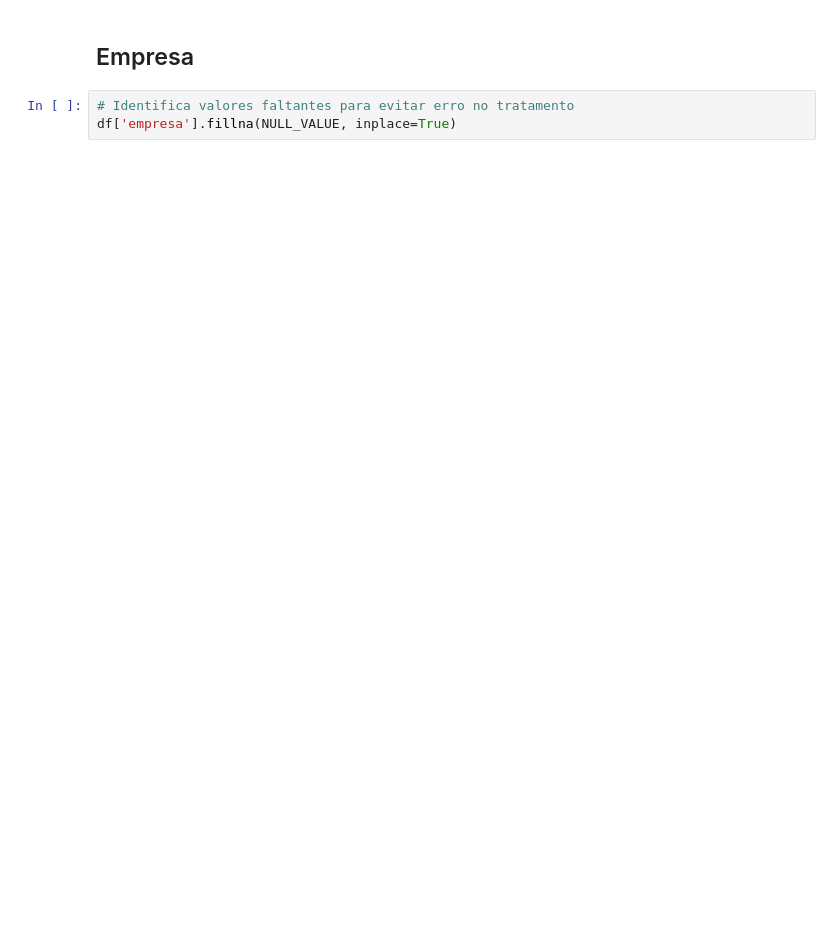
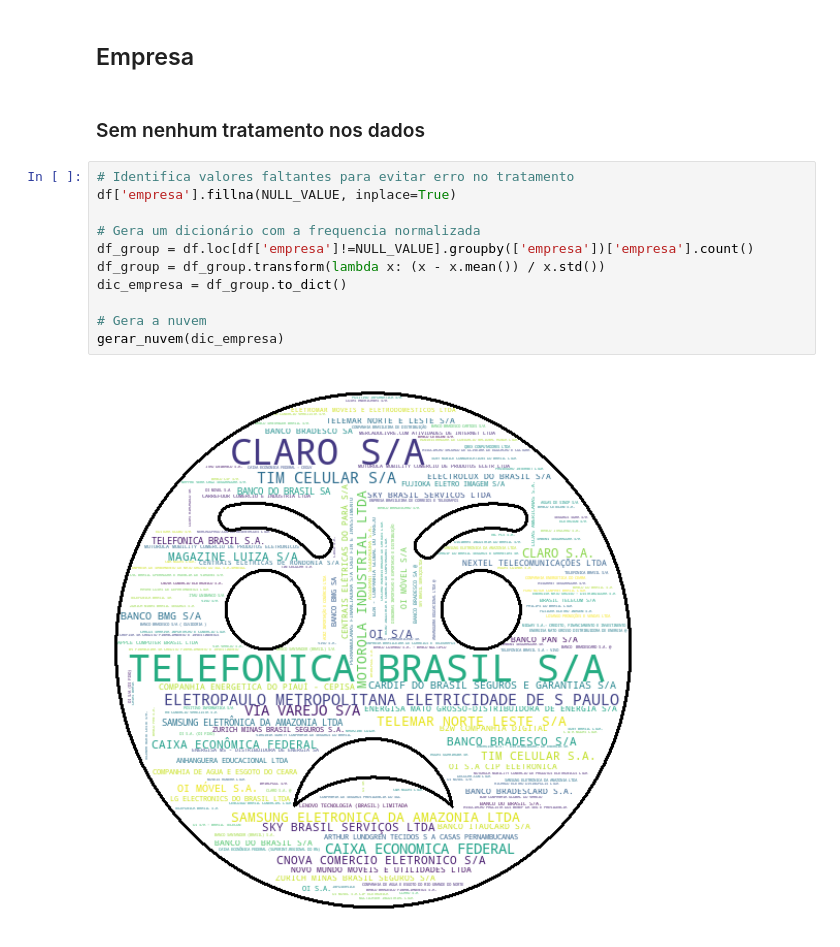
Before and after one commit to danielfidelis/BIWORDCLOUD, a Jupyter notebook: codigo/word_cloud_leonardo.ipynb, the cells around one changed output. Cells and saved outputs as stored; diff of their text form; blank space fills up the shorter version.

```diff
--- a/codigo/word_cloud_leonardo.ipynb
+++ b/codigo/word_cloud_leonardo.ipynb
@@ -240,5 +522,17 @@ gerar_nuvem(dic_estado)
 # %% [markdown]
 ## Empresa
+# %% [markdown]
+### Sem nenhum tratamento nos dados
 # %%
 # Identifica valores faltantes para evitar erro no tratamento
 df['empresa'].fillna(NULL_VALUE, inplace=True)
+
+# Gera um dicionário com a frequencia normalizada
+df_group = df.loc[df['empresa']!=NULL_VALUE].groupby(['empresa'])['empresa'].count()
+df_group = df_group.transform(lambda x: (x - x.mean()) / x.std())
+dic_empresa = df_group.to_dict()
+
+# Gera a nuvem
+gerar_nuvem(dic_empresa)
+# %% [output]
+[figure, added]
```
Also changed, not shown: parts of 59 cells of this notebook.
